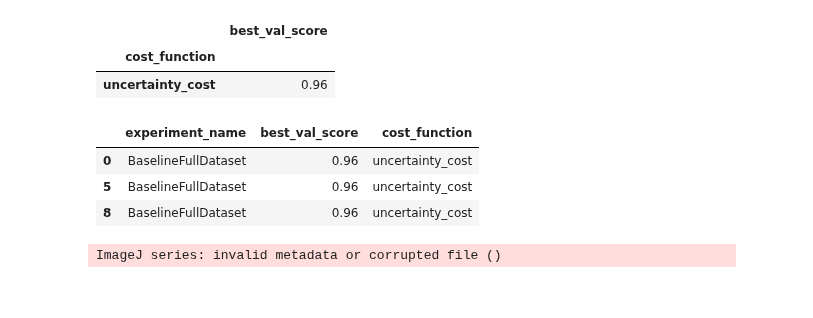
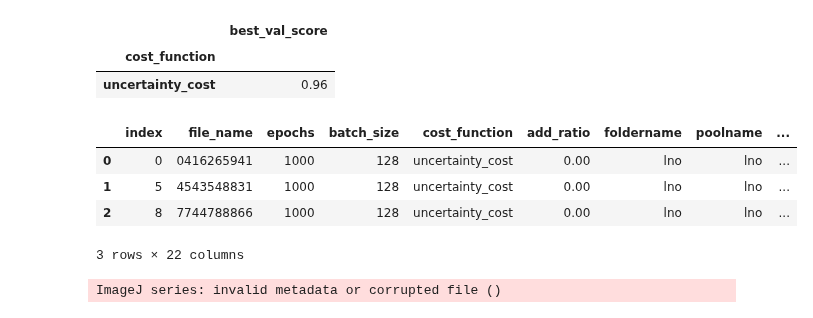
Before and after one commit to laura-rieger/segmenter, a Jupyter notebook: notebooks/Repeat annotation.ipynb, the cells around one changed output. Cells and saved outputs as stored; diff of their text form; code cells hidden in the pictures.

```diff
--- a/notebooks/Repeat annotation.ipynb
+++ b/notebooks/Repeat annotation.ipynb
@@ -62,13 +62,14 @@ results[['experiment_name','best_val_score', 'cost_function']].groupby('cost_fun
 |  | best_val_score |
 | cost_function |  |
 | uncertainty_cost | 0.96 |
-# %%
-results[['experiment_name','best_val_score', 'cost_function']]
-# %% [output]
-|  | experiment_name | best_val_score | cost_function |
-| 0 | BaselineFullDataset | 0.96 | uncertainty_cost |
-| 5 | BaselineFullDataset | 0.96 | uncertainty_cost |
-| 8 | BaselineFullDataset | 0.96 | uncertainty_cost |
+# %%
+results
+# %% [output]
+|  | index | file_name | epochs | batch_size | cost_function | add_ratio | foldername | poolname | ... |
+| 0 | 0 | 0416265941 | 1000 | 128 | uncertainty_cost | 0.00 | lno | lno | ... |
+| 1 | 5 | 4543548831 | 1000 | 128 | uncertainty_cost | 0.00 | lno | lno | ... |
+| 2 | 8 | 7744788866 | 1000 | 128 | uncertainty_cost | 0.00 | lno | lno | ... |
+3 rows × 22 columns
 # %%
 results = results.reset_index()
 # %%
```
Also changed, not shown: parts of 39 cells of this notebook, 11 other files.
